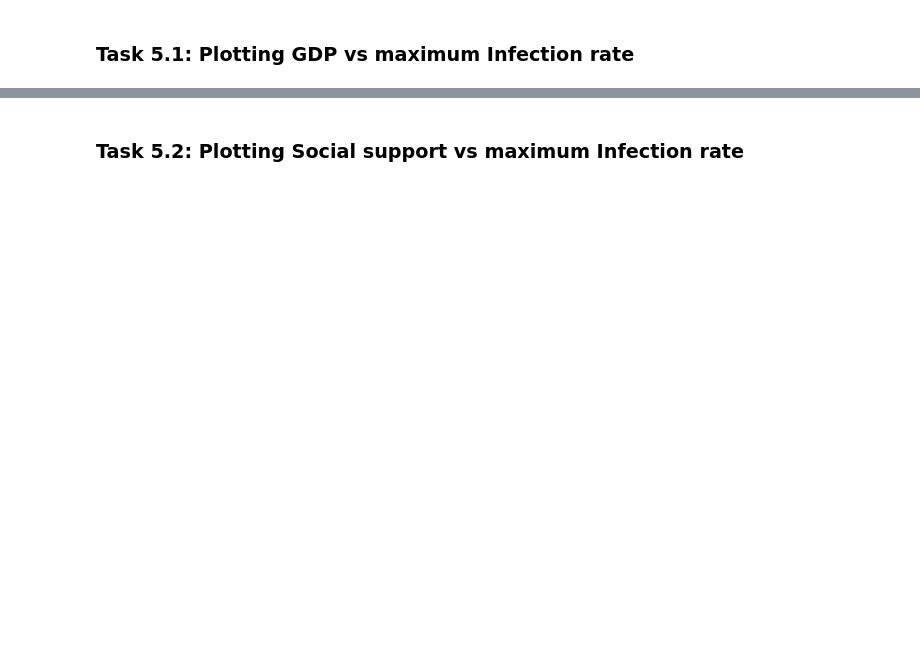
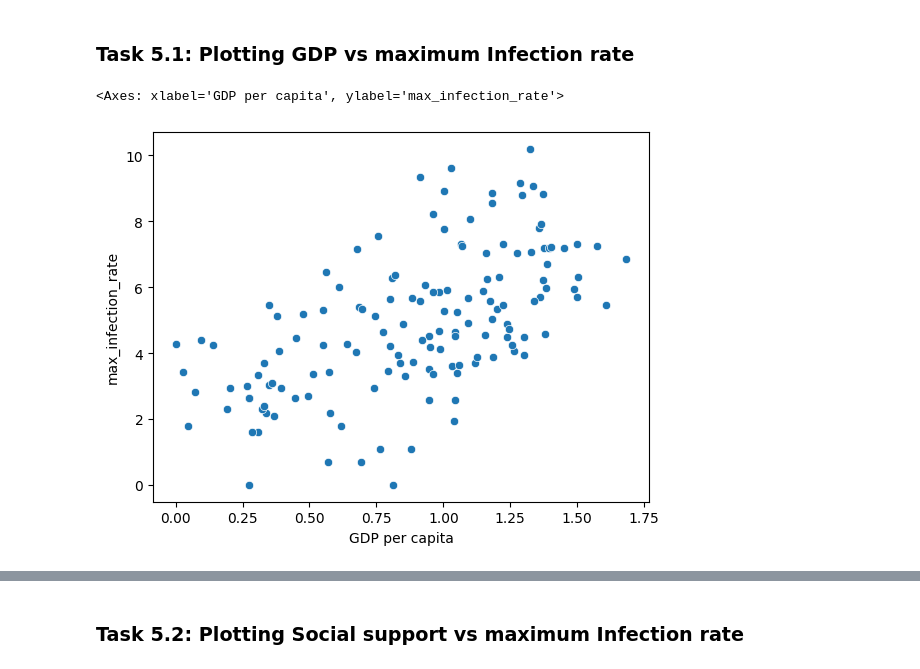
Before and after one commit to rasikasrimal/covid-19-data-analysis-using-python, a Jupyter notebook: covid19 data analysis notebook.ipynb, the cells around one changed output, grey strips where cells are left out. Cells and saved outputs as stored; diff of their text form; code cells hidden in the pictures; blank space fills up the shorter version.

```diff
--- a/covid19 data analysis notebook.ipynb
+++ b/covid19 data analysis notebook.ipynb
@@ -172,2 +188,7 @@ max_infection_rates
 # %% [markdown]
 ### Task 4.2: let's drop the useless columns
+# %%
+drop_cols = ["Overall rank", "Score", "Generosity", "Perceptions of corruption"]
+# %%
+happiness_report_csv.drop(drop_cols, axis=1, inplace=True)
+happiness_report_csv.head()
@@ -174,2 +202,5 @@ max_infection_rates
 # %% [markdown]
 ### Task 4.3: changing the indices of the dataframe
+# %%
+happiness_report_csv.set_index("Country or region", inplace=True)
+happiness_report_csv.head()
@@ -181,0 +241,3 @@ max_infection_rates
+# %%
+data = corona_data.join(happiness_report_csv, how="inner")
+data.head()
@@ -187,2 +274,9 @@ our Analysis is not finished unless we visualize the results in terms figures an
 # %% [markdown]
 ### Task 5.1: Plotting GDP vs maximum Infection rate
+# %%
+x = data["GDP per capita"]
+y = data["max_infection_rate"]
+sns.scatterplot(x=x, y=np.log(y))
+# %% [output]
+<Axes: xlabel='GDP per capita', ylabel='max_infection_rate'>
+[figure, added]
```
Also changed, not shown: parts of 21 cells of this notebook.
